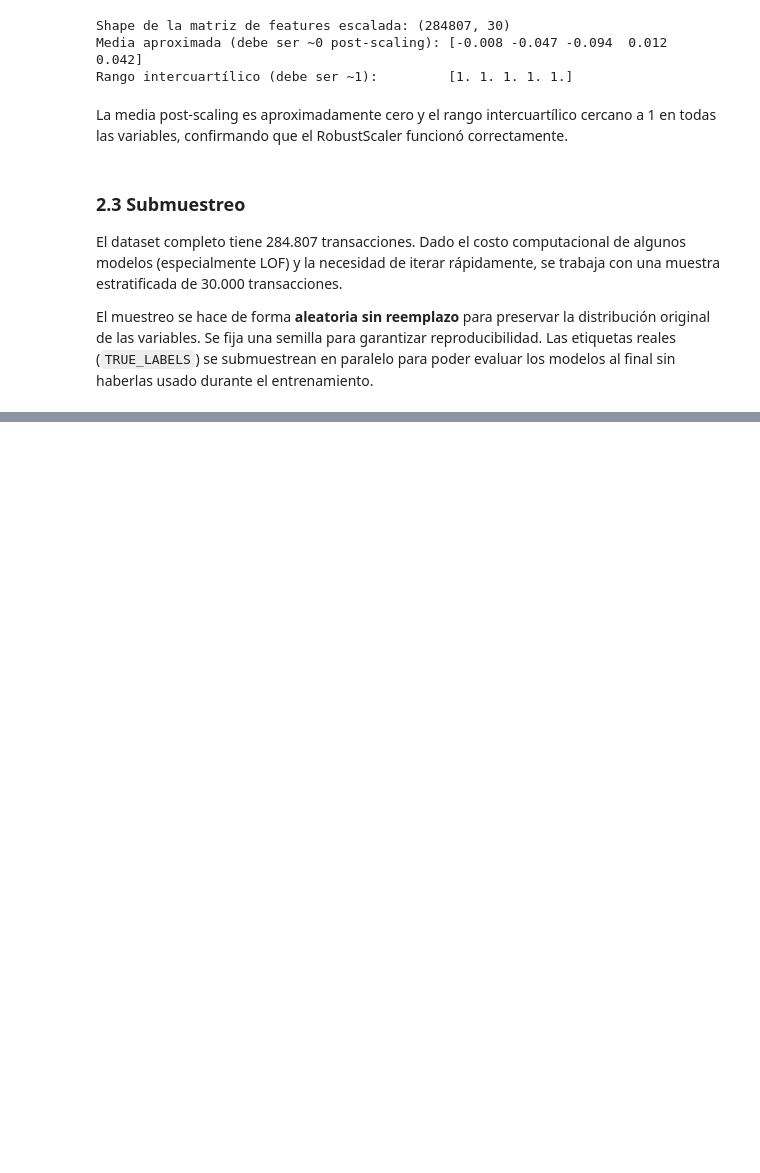
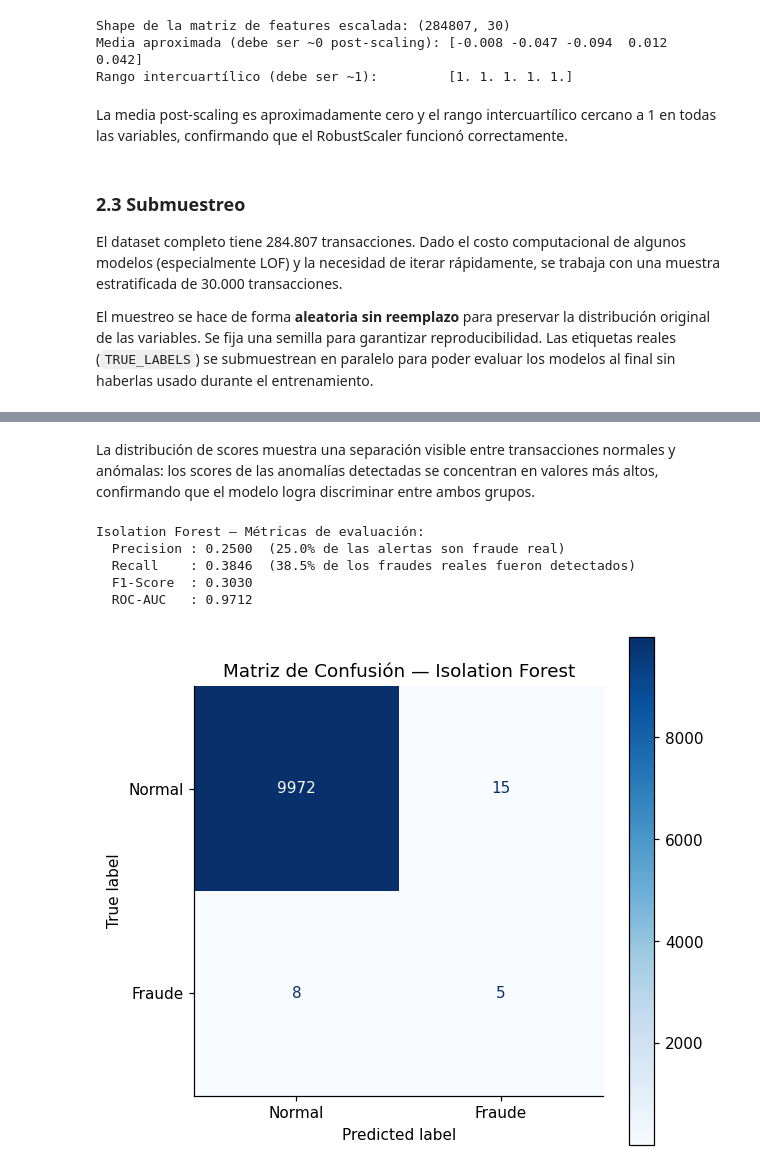
Before and after one commit to Santibareiro27/Inteligencia-Computacional, a Jupyter notebook: RA1_TP4/RA1_Trabajo_práctico_N°_4_G8.ipynb, the cells around one changed output, grey strips where cells are left out. Cells and saved outputs as stored; diff of their text form; code cells hidden in the pictures; blank space fills up the shorter version.

```diff
--- a/RA1_TP4/RA1_Trabajo_práctico_N°_4_G8.ipynb
+++ b/RA1_TP4/RA1_Trabajo_práctico_N°_4_G8.ipynb
@@ -491,7 +498,7 @@ plt.rcParams.update({
     "axes.labelsize": 10,
 })
 
-N_SAMPLE = 30_000
+N_SAMPLE = 10_000
 sample_idx = np.random.choice(len(X), N_SAMPLE, replace=False)
 
 X_sample = X[sample_idx]
@@ -508,0 +593,34 @@ Tasa de fraude en el dataset completo: 0.173 %
+# %% [markdown]
+La distribución de scores muestra una separación visible entre transacciones
+normales y anómalas: los scores de las anomalías detectadas se concentran
+en valores más altos, confirmando que el modelo logra discriminar entre ambos
+grupos.
+# %%
+# Evaluación contra etiquetas reales
+p_if  = precision_score(labels_sample, if_labels)
+r_if  = recall_score(labels_sample, if_labels)
+f1_if = f1_score(labels_sample, if_labels)
+auc_if = roc_auc_score(labels_sample, if_scores)
+
+print("Isolation Forest — Métricas de evaluación:")
+print(f"  Precision : {p_if:.4f}  ({p_if*100:.1f}% de las alertas son fraude real)")
+print(f"  Recall    : {r_if:.4f}  ({r_if*100:.1f}% de los fraudes reales fueron detectados)")
+print(f"  F1-Score  : {f1_if:.4f}")
+print(f"  ROC-AUC   : {auc_if:.4f}")
+
+
+# Matriz de confusión
+cm = confusion_matrix(labels_sample, if_labels, labels=[0, 1])
+disp = ConfusionMatrixDisplay(confusion_matrix=cm, display_labels=[ "Normal", "Fraude"]) # Assuming 0 is Normal, 1 is Fraud
+fig, ax = plt.subplots(figsize=(6, 6))
+disp.plot(cmap=plt.cm.Blues, ax=ax)
+ax.set_title("Matriz de Confusión — Isolation Forest")
+plt.grid(False)
+plt.show()
+# %% [output]
+Isolation Forest — Métricas de evaluación:
+  Precision : 0.2500  (25.0% de las alertas son fraude real)
+  Recall    : 0.3846  (38.5% de los fraudes reales fueron detectados)
+  F1-Score  : 0.3030
+  ROC-AUC   : 0.9712
+[figure, added]
```
Also changed, not shown: parts of 44 cells of this notebook.
